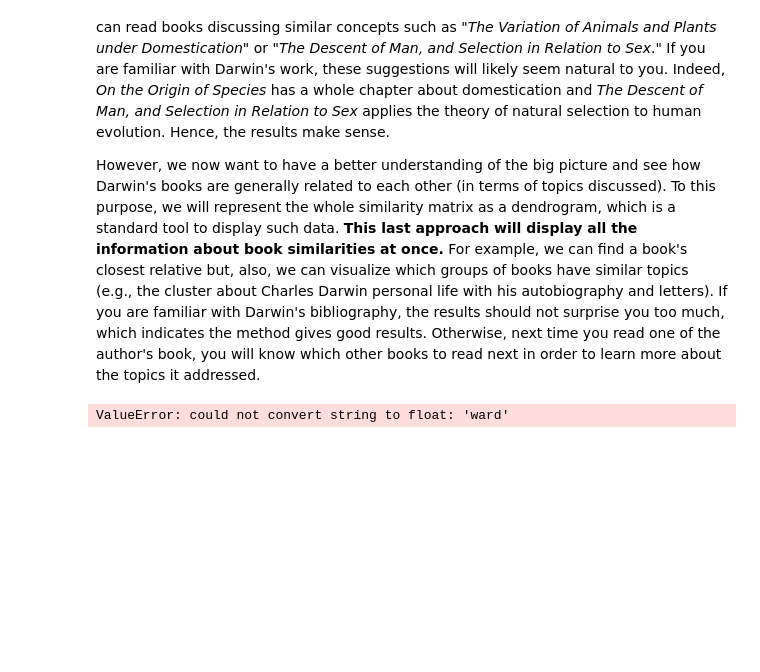
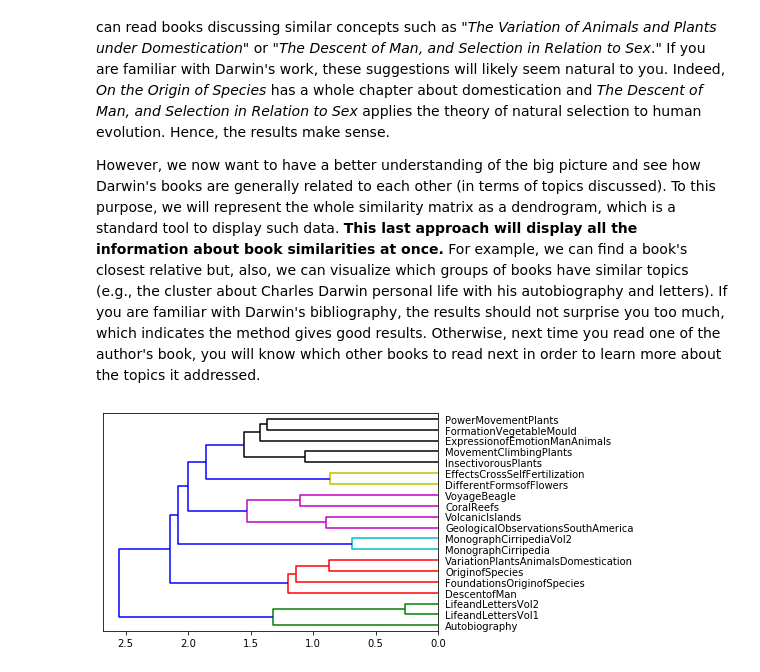
Before and after one commit to vriveraq/datacamp-projects, a Jupyter notebook: Book Recommendations from Charles Darwin/notebook.ipynb, the cells around one changed output. Saved outputs shown, nothing was run; the diff lists cells and outputs as text; code cells hidden in the pictures; blank space fills up the shorter version.

```diff
--- a/Book Recommendations from Charles Darwin/notebook.ipynb
+++ b/Book Recommendations from Charles Darwin/notebook.ipynb
@@ -311,13 +304,12 @@ plt.title('Most similar books to "On the Origin of Species"')
 # %%
 # Import libraries
 from scipy.cluster import hierarchy
 
 # Compute the clusters from the similarity matrix,
 # using the Ward variance minimization algorithm
-Z = hierarchy.linkage('ward')
+Z = hierarchy.linkage(sim_df,'ward')
 
 # Display this result as a horizontal dendrogram
-# ... YOUR CODE FOR TASK 12 ...
-a = hierarchy.dendrogram(leaf_font_size=8, labels=sim_df.index, orientation="left")
+a = hierarchy.dendrogram(Z,leaf_font_size=10, labels=sim_df.index, orientation="left")
 # %% [output]
-ValueError: could not convert string to float: 'ward'
+[figure, added]
```
Also changed, not shown: parts of 13 cells of this notebook, 2 other files.
